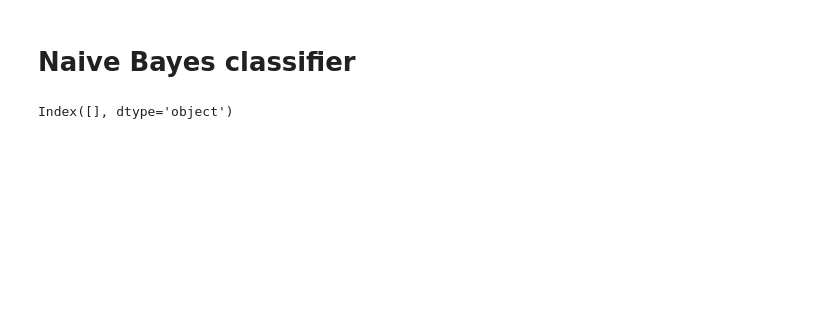
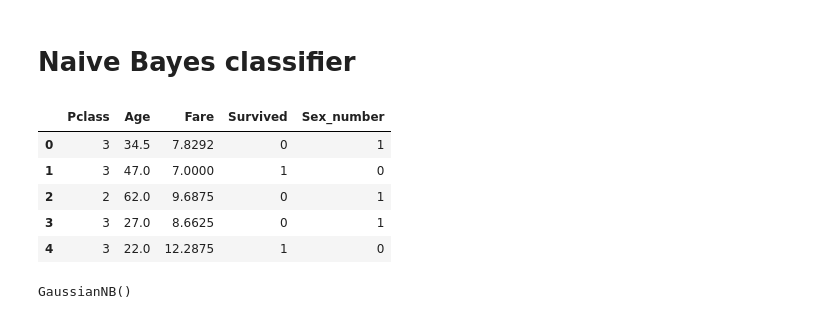
Before and after one commit to JatinderMalhi/machinelearning, a Jupyter notebook: machineLearning.ipynb, the cells around one changed output. Drawn from its saved outputs; the diff is of its cells as text; code cells hidden in the pictures; blank space fills up the shorter version.

Commit message:
GaussianNB

```diff
--- a/machineLearning.ipynb
+++ b/machineLearning.ipynb
@@ -846,12 +853,29 @@ df.head()
 # %%
 dftitan = pd.read_csv('titanic.csv')
 dftitan.isnull().sum()
 dftitan['Age'] = dftitan['Age'].fillna(math.floor(dftitan['Age'].mean()))
 dftitan['Fare'] = dftitan['Fare'].fillna(math.floor(dftitan['Fare'].mean()))
 dftitan = dftitan[['Pclass', 'Sex', 'Age', 'Fare', 'Survived']]
 le_sx = LabelEncoder()
 dftitan['Sex_number'] = le_sex.fit_transform(dftitan['Sex'])
 dftitan.drop('Sex', axis=1, inplace=True)
 dftitan.columns[dftitan.isna().any()]
+dftitan.head()
 # %% [output]
-Index([], dtype='object')
+|  | Pclass | Age | Fare | Survived | Sex_number |
+| 0 | 3 | 34.5 | 7.8292 | 0 | 1 |
+| 1 | 3 | 47.0 | 7.0000 | 1 | 0 |
+| 2 | 2 | 62.0 | 9.6875 | 0 | 1 |
+| 3 | 3 | 27.0 | 8.6625 | 0 | 1 |
+| 4 | 3 | 22.0 | 12.2875 | 1 | 0 |
+# %%
+from sklearn.model_selection import train_test_split
+from sklearn.naive_bayes import GaussianNB
+X = dftitan.drop('Survived', axis=1)
+y = dftitan.Survived
+X_train, X_test, y_train, y_test = train_test_split(X, y, test_size=0.4)
+model = GaussianNB()
+model.fit(X_train, y_train)
+#model.predict_proba(X_test)
+# %% [output]
+GaussianNB()
```
Also changed, not shown: parts of 18 cells of this notebook, 1 other file.
